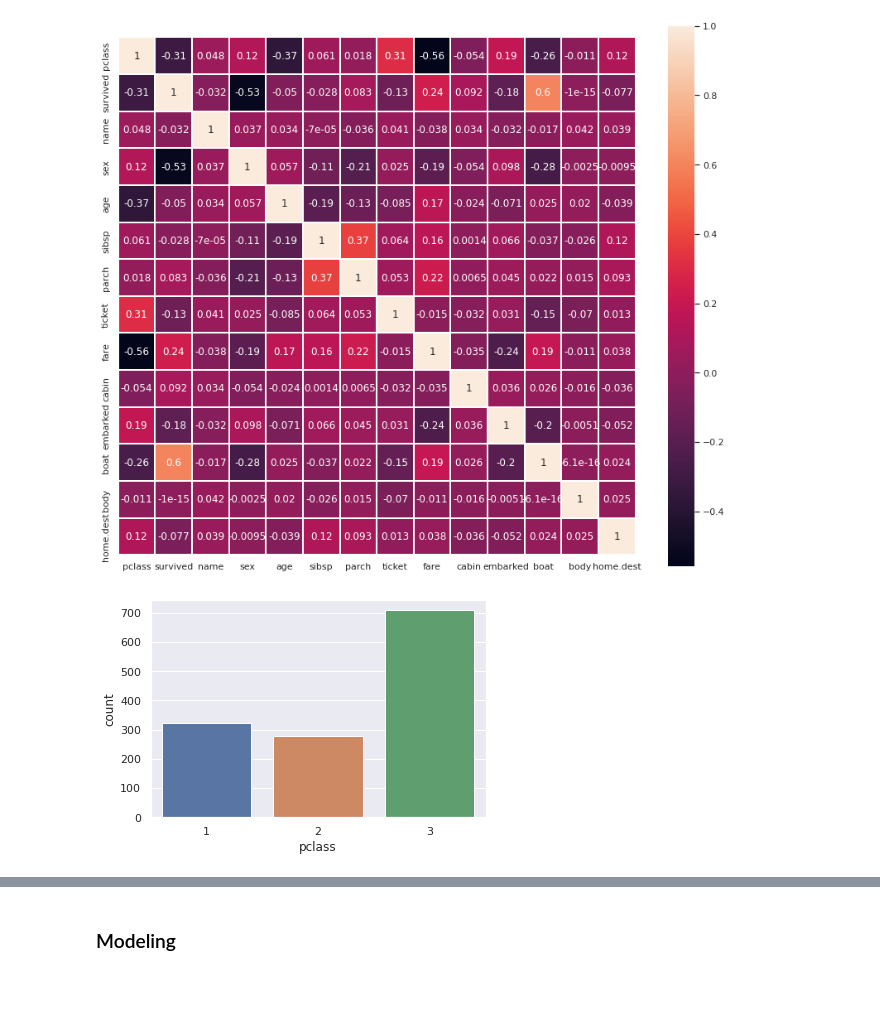
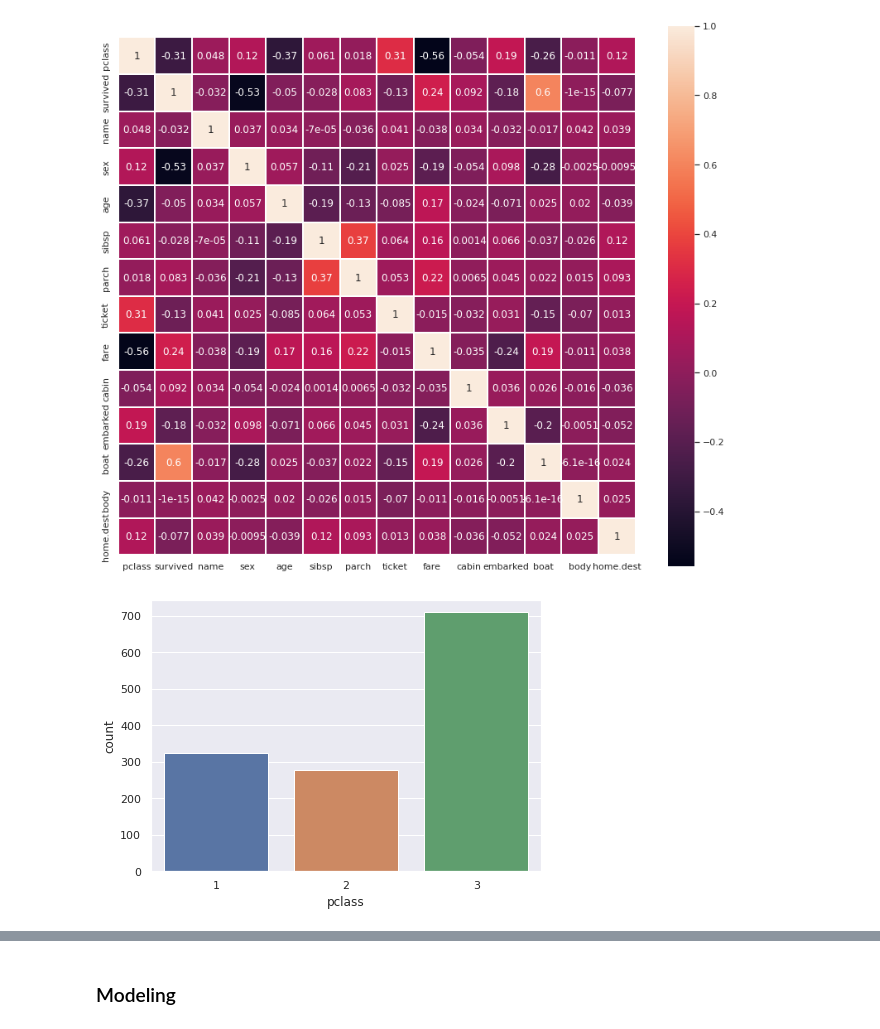
Before and after one commit to andvsilva/dataset, a Jupyter notebook: titanic/atitanic.ipynb, the cells around one changed output, grey strips where cells are left out. Cells and saved outputs as stored; diff of their text form; code cells hidden in the pictures; blank space fills up the shorter version.

```diff
--- a/titanic/atitanic.ipynb
+++ b/titanic/atitanic.ipynb
@@ -526,7 +526,8 @@ plt.show()
 # %% [output]
 [figure]
 # %%
+plt.figure(figsize=(7,5))
 sns.set(style="darkgrid")
 ax = sns.countplot(x="pclass", data=df)
 # %% [output]
-[figure, old version]
+[figure, new version]
```
Also changed, not shown: parts of 3 cells of this notebook.
